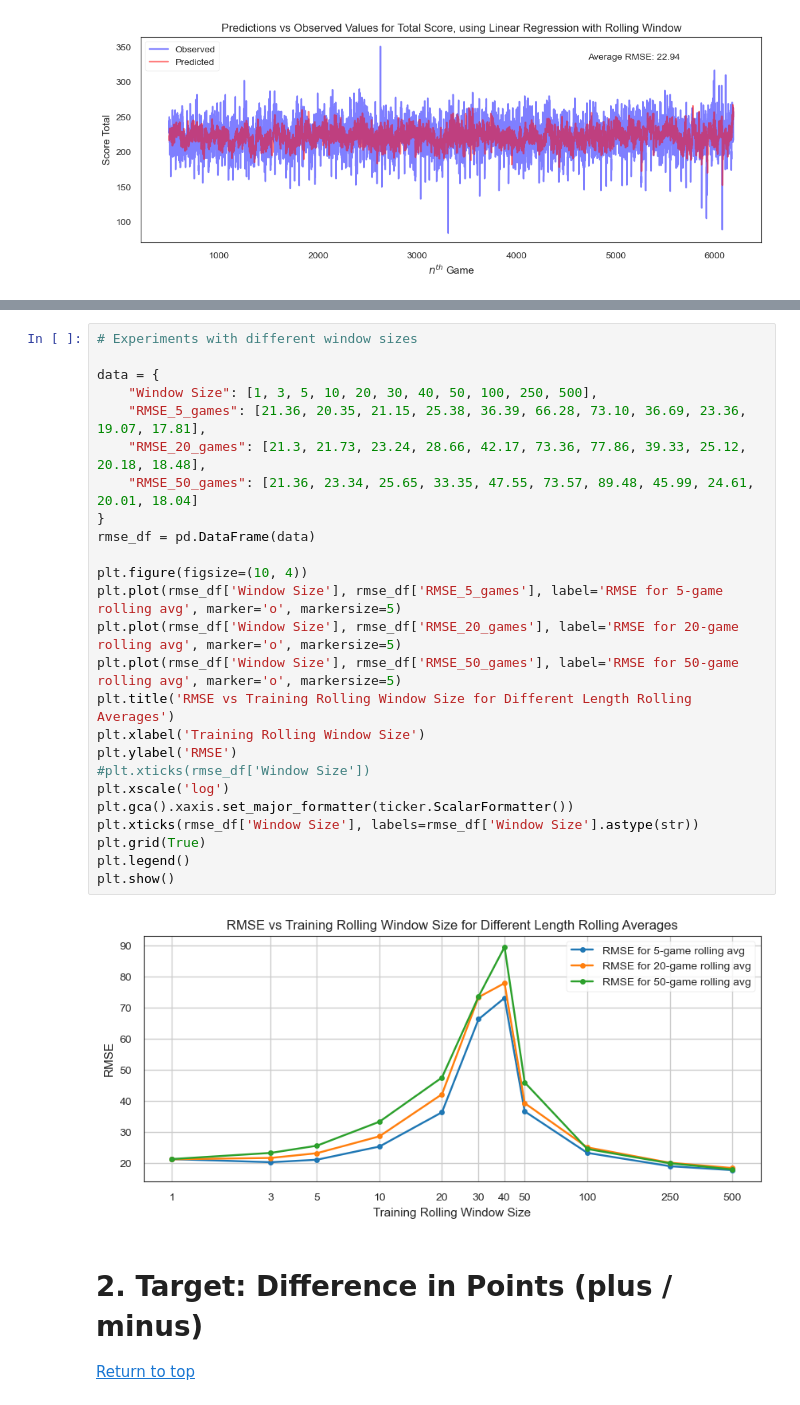
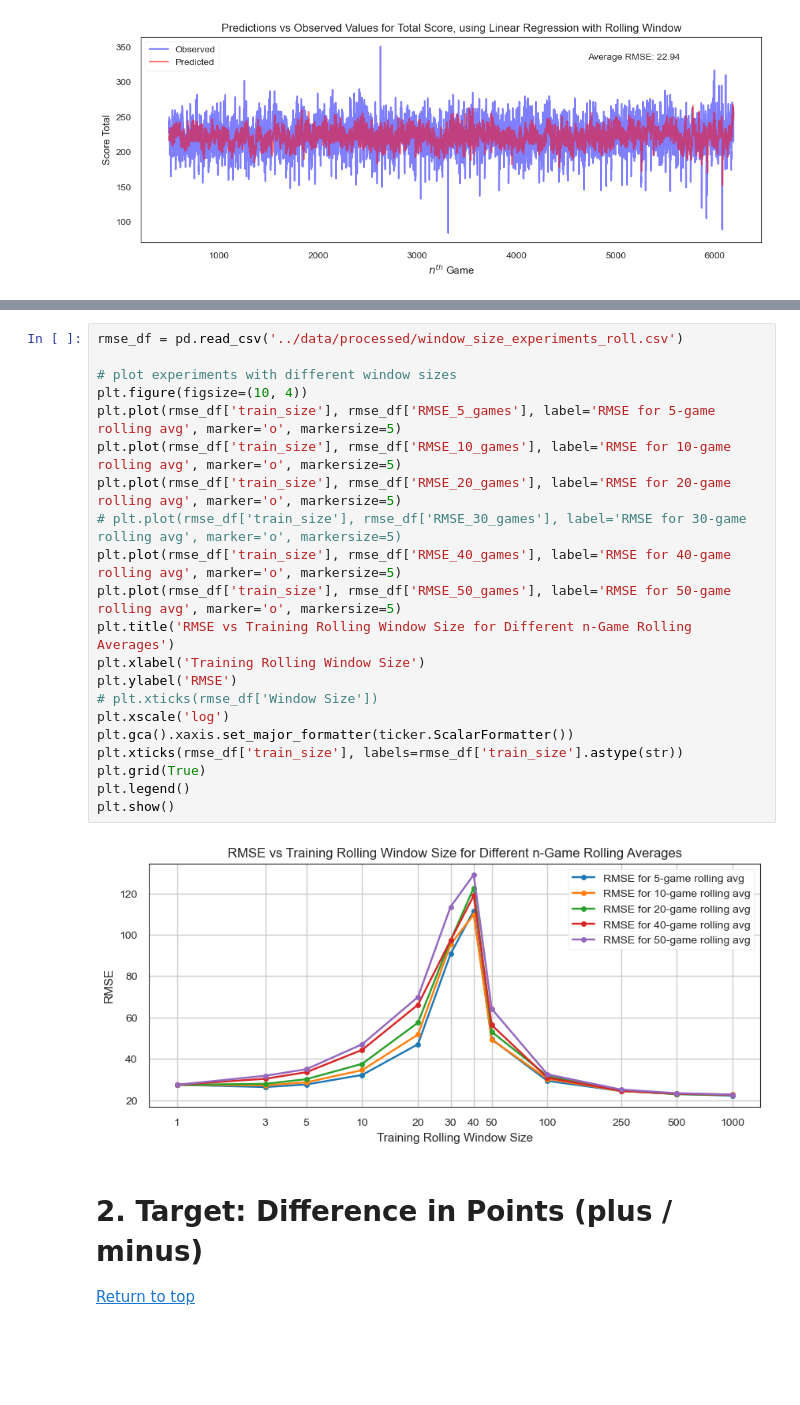
Before and after one commit to stevenworthington/sports_betting, a Jupyter notebook: code/6_nba_Baseline_Models.ipynb, the cells around one changed output, grey strips where cells are left out. Drawn from its saved outputs; the diff is of its cells as text; blank space fills up the shorter version.

Commit message:
experiments with rolling window sizes

```diff
--- a/code/6_nba_Baseline_Models.ipynb
+++ b/code/6_nba_Baseline_Models.ipynb
@@ -367,30 +376,26 @@ plt.legend();
 # %%
-# Experiments with different window sizes
+rmse_df = pd.read_csv('../data/processed/window_size_experiments_roll.csv')
 
-data = {
-    "Window Size": [1, 3, 5, 10, 20, 30, 40, 50, 100, 250, 500],
-    "RMSE_5_games": [21.36, 20.35, 21.15, 25.38, 36.39, 66.28, 73.10, 36.69, 23.36, 19.07, 17.81],
-    "RMSE_20_games": [21.3, 21.73, 23.24, 28.66, 42.17, 73.36, 77.86, 39.33, 25.12, 20.18, 18.48],
-    "RMSE_50_games": [21.36, 23.34, 25.65, 33.35, 47.55, 73.57, 89.48, 45.99, 24.61, 20.01, 18.04]
-}
-rmse_df = pd.DataFrame(data)
-
+# plot experiments with different window sizes
 plt.figure(figsize=(10, 4))
-plt.plot(rmse_df['Window Size'], rmse_df['RMSE_5_games'], label='RMSE for 5-game rolling avg', marker='o', markersize=5)
-plt.plot(rmse_df['Window Size'], rmse_df['RMSE_20_games'], label='RMSE for 20-game rolling avg', marker='o', markersize=5)
-plt.plot(rmse_df['Window Size'], rmse_df['RMSE_50_games'], label='RMSE for 50-game rolling avg', marker='o', markersize=5)
-plt.title('RMSE vs Training Rolling Window Size for Different Length Rolling Averages')
+plt.plot(rmse_df['train_size'], rmse_df['RMSE_5_games'], label='RMSE for 5-game rolling avg', marker='o', markersize=5)
+plt.plot(rmse_df['train_size'], rmse_df['RMSE_10_games'], label='RMSE for 10-game rolling avg', marker='o', markersize=5)
+plt.plot(rmse_df['train_size'], rmse_df['RMSE_20_games'], label='RMSE for 20-game rolling avg', marker='o', markersize=5)
+# plt.plot(rmse_df['train_size'], rmse_df['RMSE_30_games'], label='RMSE for 30-game rolling avg', marker='o', markersize=5)
+plt.plot(rmse_df['train_size'], rmse_df['RMSE_40_games'], label='RMSE for 40-game rolling avg', marker='o', markersize=5)
+plt.plot(rmse_df['train_size'], rmse_df['RMSE_50_games'], label='RMSE for 50-game rolling avg', marker='o', markersize=5)
+plt.title('RMSE vs Training Rolling Window Size for Different n-Game Rolling Averages')
 plt.xlabel('Training Rolling Window Size')
 plt.ylabel('RMSE')
-#plt.xticks(rmse_df['Window Size'])
+# plt.xticks(rmse_df['Window Size'])
 plt.xscale('log')
 plt.gca().xaxis.set_major_formatter(ticker.ScalarFormatter())
-plt.xticks(rmse_df['Window Size'], labels=rmse_df['Window Size'].astype(str))
+plt.xticks(rmse_df['train_size'], labels=rmse_df['train_size'].astype(str))
 plt.grid(True)
 plt.legend()
 plt.show()
 # %% [output]
-[figure, old version]
+[figure, new version]
 # %% [markdown]
 <a name="2.-Target:-Difference-in-Points-(plus-/-minus)"></a>
 # 2. Target: Difference in Points (plus / minus)
```
Also changed, not shown: parts of 24 cells of this notebook, 3 other files.
